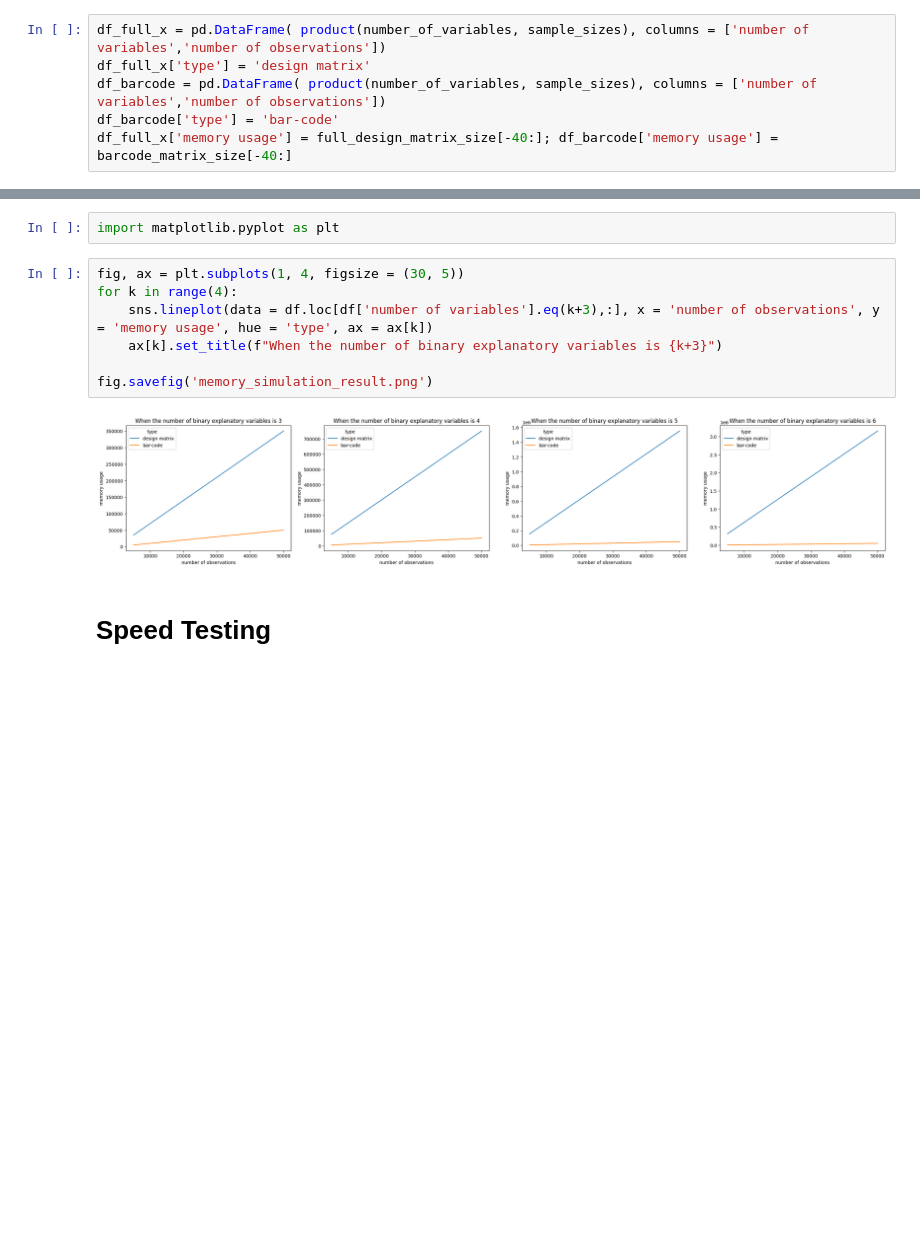
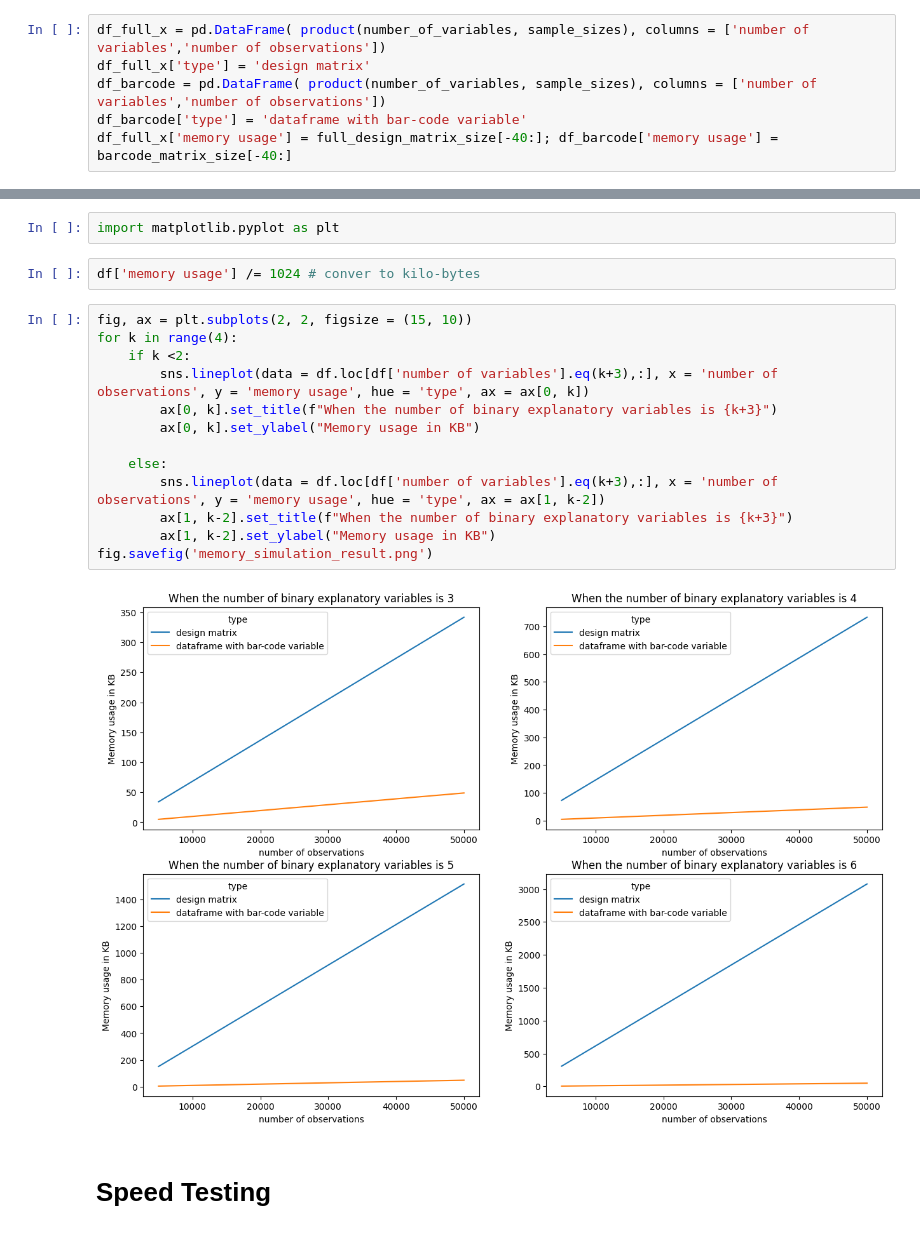
Before and after one commit to leeparkuky/barcode, a Jupyter notebook: chapter_1_simulation/memory.ipynb, the cells around one changed output, grey strips where cells are left out. Cells and saved outputs as stored; diff of their text form; blank space fills up the shorter version.

```diff
--- a/chapter_1_simulation/memory.ipynb
+++ b/chapter_1_simulation/memory.ipynb
@@ -56,7 +56,7 @@ for num_var, sample_size in tqdm(product(number_of_variables, sample_sizes), tot
 df_full_x = pd.DataFrame( product(number_of_variables, sample_sizes), columns = ['number of variables','number of observations'])
 df_full_x['type'] = 'design matrix'
 df_barcode = pd.DataFrame( product(number_of_variables, sample_sizes), columns = ['number of variables','number of observations'])
-df_barcode['type'] = 'bar-code'
+df_barcode['type'] = 'dataframe with bar-code variable'
 df_full_x['memory usage'] = full_design_matrix_size[-40:]; df_barcode['memory usage'] = barcode_matrix_size[-40:]
 # %%
 df = pd.concat([df_full_x,df_barcode]).reset_index(drop = True)
@@ -64,15 +64,23 @@ df = pd.concat([df_full_x,df_barcode]).reset_index(drop = True)
 import seaborn as sns
 # %%
 import matplotlib.pyplot as plt
+# %%
+df['memory usage'] /= 1024 # conver to kilo-bytes
 # %%
-fig, ax = plt.subplots(1, 4, figsize = (30, 5))
+fig, ax = plt.subplots(2, 2, figsize = (15, 10))
 for k in range(4):
-    sns.lineplot(data = df.loc[df['number of variables'].eq(k+3),:], x = 'number of observations', y = 'memory usage', hue = 'type', ax = ax[k])
-    ax[k].set_title(f"When the number of binary explanatory variables is {k+3}")
+    if k <2:
+        sns.lineplot(data = df.loc[df['number of variables'].eq(k+3),:], x = 'number of observations', y = 'memory usage', hue = 'type', ax = ax[0, k])
+        ax[0, k].set_title(f"When the number of binary explanatory variables is {k+3}")
+        ax[0, k].set_ylabel("Memory usage in KB")
 
+    else:
+        sns.lineplot(data = df.loc[df['number of variables'].eq(k+3),:], x = 'number of observations', y = 'memory usage', hue = 'type', ax = ax[1, k-2])
+        ax[1, k-2].set_title(f"When the number of binary explanatory variables is {k+3}")
+        ax[1, k-2].set_ylabel("Memory usage in KB")
 fig.savefig('memory_simulation_result.png')
 # %% [output]
-[figure, old version]
+[figure, new version]
 # %% [markdown]
 # Speed Testing
 # %%
```
Also changed, not shown: parts of 9 cells of this notebook, 14 other files.
